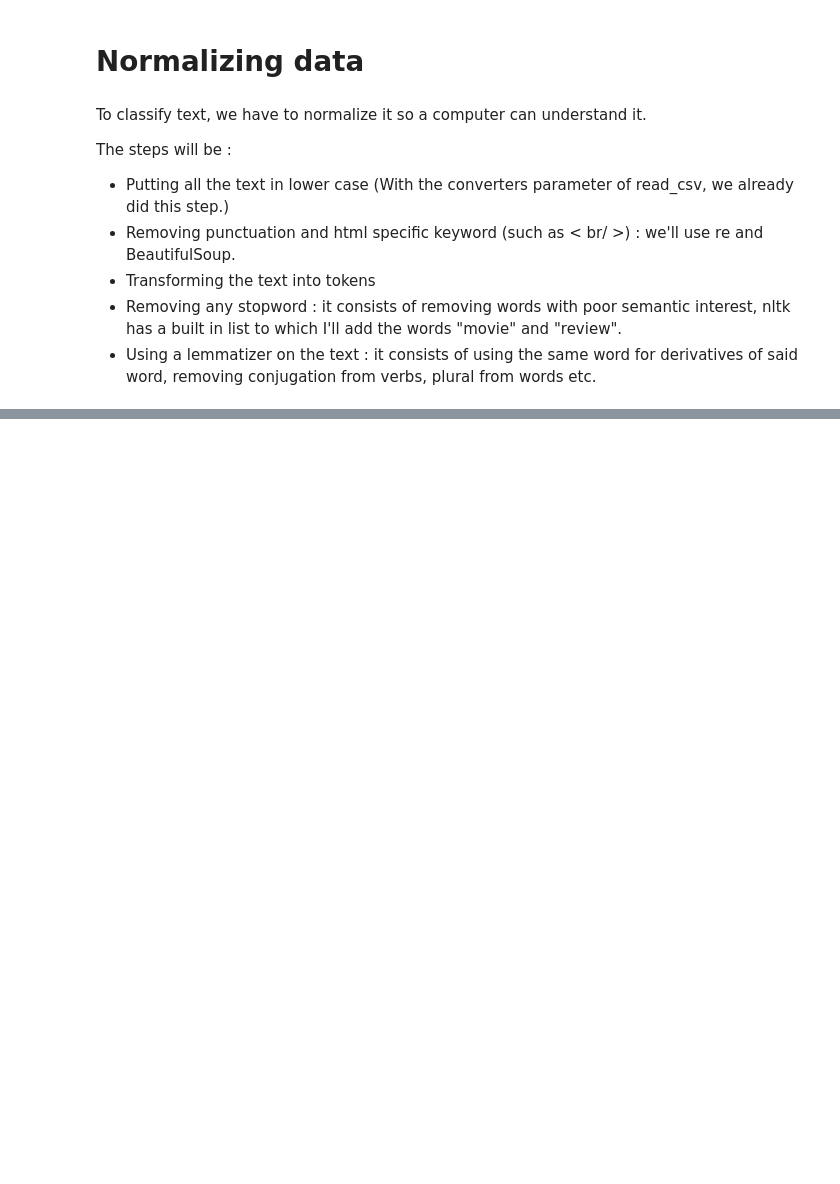
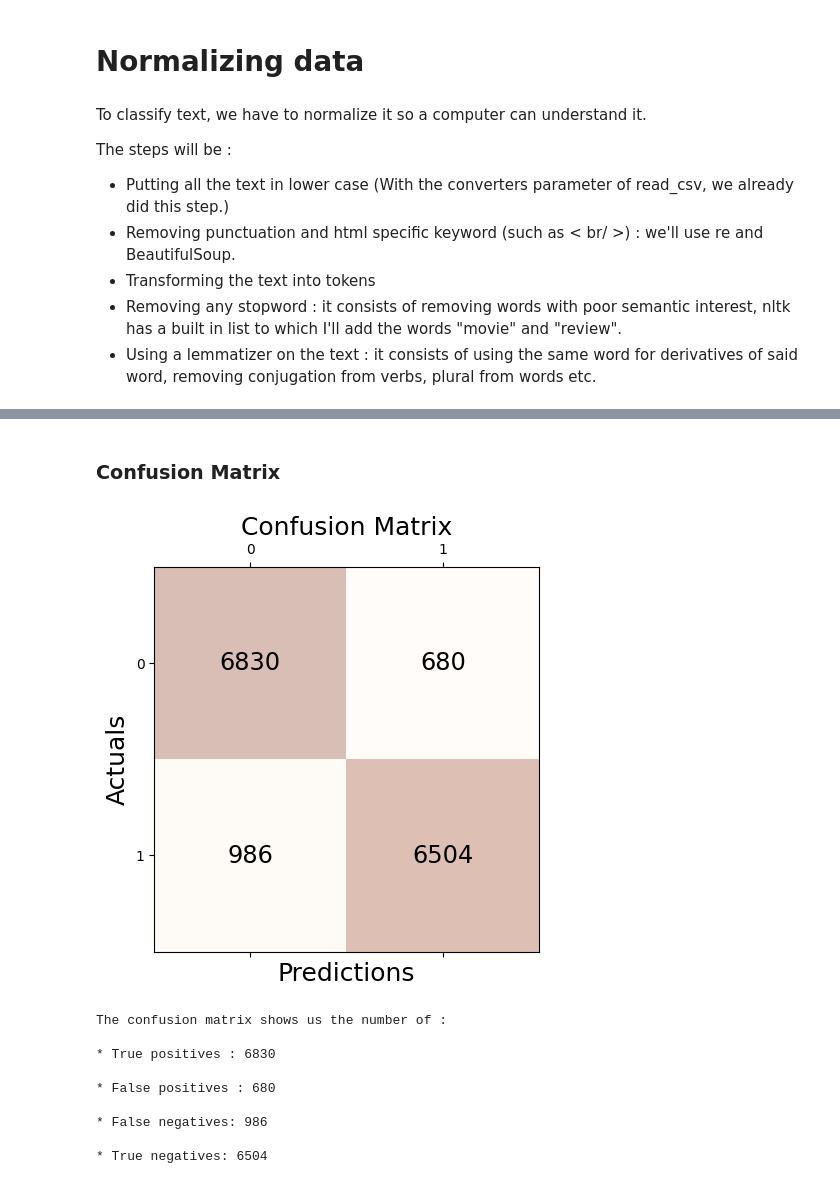
Before and after one commit to lynda-trad/Movie-Reviews-Sentiment-Classification, a Jupyter notebook: Movie_Reviews_Classification.ipynb, the cells around one changed output, grey strips where cells are left out. Saved outputs shown, nothing was run; the diff lists cells and outputs as text; code cells hidden in the pictures; blank space fills up the shorter version.

```diff
--- a/Movie_Reviews_Classification.ipynb
+++ b/Movie_Reviews_Classification.ipynb
@@ -164 +182,6 @@ testing_set
+# %%
+lb=LabelBinarizer()
+
+train_sentiment = lb.fit_transform(training_set['sentiment'])
+test_sentiment = lb.fit_transform(testing_set['sentiment'])
 # %% [markdown]
@@ -165,0 +194,4 @@ testing_set
+# %%
+tfidf_vectorizer = TfidfVectorizer(stop_words='english', analyzer='word', ngram_range=(1, 2))
+tfid_train = tfidf_vectorizer.fit_transform(training_set.review)
+tfid_test = tfidf_vectorizer.transform(testing_set.review)
@@ -165,0 +219,4 @@ testing_set
+# %%
+sgdc_model = SGDClassifier(loss='hinge',max_iter=500,random_state=42)
+sgdc_model = sgdc_model.fit(tfid_train, train_sentiment)
+clear_output(wait=False)
@@ -165,0 +225,3 @@ testing_set
+# %%
+sgdc_prediction = sgdc_model.predict(tfid_test)
+sgdc_prediction
@@ -165,0 +243,31 @@ testing_set
+# %% [markdown]
+### Confusion Matrix
+# %%
+conf_matrix = confusion_matrix(test_sentiment, sgdc_prediction, labels=[1,0])
+
+fig, ax = plt.subplots(figsize=(5, 5))
+ax.matshow(conf_matrix, cmap=plt.cm.Oranges, alpha=0.3)
+for i in range(conf_matrix.shape[0]):
+    for j in range(conf_matrix.shape[1]):
+        ax.text(x=j, y=i,s=conf_matrix[i, j], va='center', ha='center', size='xx-large')
+plt.xlabel('Predictions', fontsize=18)
+plt.ylabel('Actuals', fontsize=18)
+plt.title('Confusion Matrix', fontsize=18)
+plt.show()
+
+print('The confusion matrix shows us the number of :\n')
+print('* True positives :', conf_matrix[0][0] ,'\n')
+print('* False positives :', conf_matrix[0][1],'\n')
+print('* False negatives:', conf_matrix[1][0] ,'\n')
+print('* True negatives:', conf_matrix[1][1] ,'\n')
+# %% [output]
+[figure, added]
+The confusion matrix shows us the number of :
+
+* True positives : 6830
+
+* False positives : 680
+
+* False negatives: 986
+
+* True negatives: 6504
```
Also changed, not shown: parts of 17 cells of this notebook.
